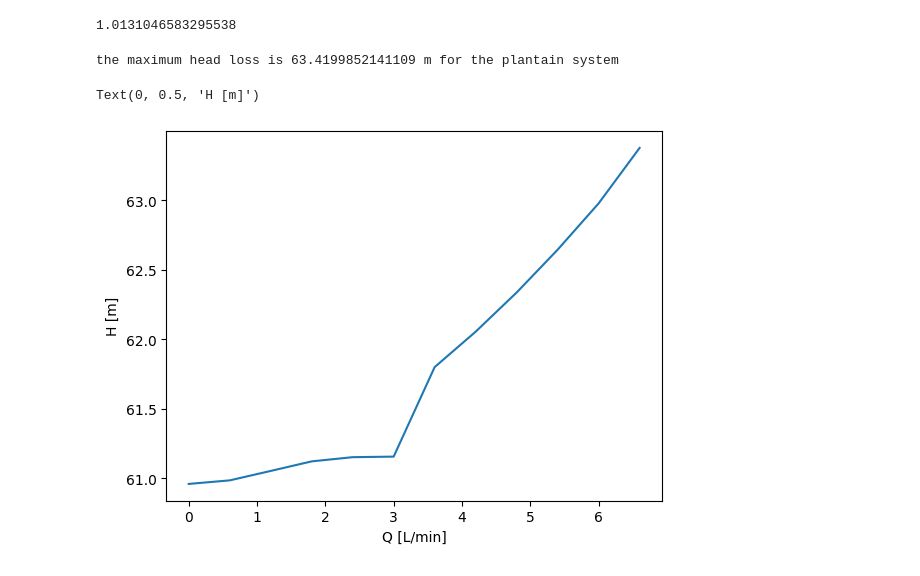
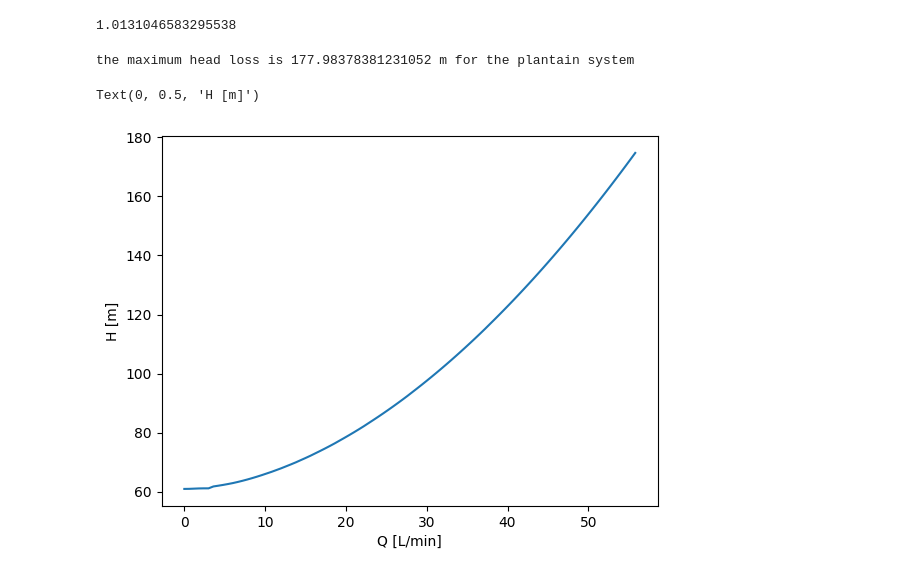
Before and after one commit to mascholten123/Code, a Jupyter notebook: NetworkCode/DripNetwork.ipynb, the cells around one changed output. Drawn from its saved outputs; the diff is of its cells as text; code cells hidden in the pictures.

Commit message:
add 1, 2and 3 ha to drip network calcs

```diff
--- a/NetworkCode/DripNetwork.ipynb
+++ b/NetworkCode/DripNetwork.ipynb
@@ -195,27 +195,27 @@ network_head_losses(2,0,.30*248,1,248,0.000137)
 # %% [output]
 1.0131046583295538
 # %%
-#for plantain system
+#for 1 ha plantain system
 H_static = 200 * 0.3048 #ft to meters from CEBIVE
-max_H = network_head_losses(100,20,100,4,50,0.0001111) + H_static
-print(f'the maximum head loss is {max_H} m for the plantain system')
+max_H = network_head_losses(100,100,100,34,50,0.0009444) + H_static
+print(f'the maximum head loss is {max_H} m for the 1ha plantain system')
 
 H =[] # list to store head losses
-Q_test = np.arange(0.00001, 0.00011 + 0.00001, 0.00001).tolist()
+Q_test = np.arange(0.00001, 0.00093 + 0.00001, 0.00001).tolist()
 
 for Q in Q_test:
-    H.append(network_head_losses(100,20, 100,4, 50, Q))
+    H.append(network_head_losses(100,100, 100,34, 50, Q))
 
 Q_test = [i * 60 * 1000 for i in Q_test] #m3/h
 
 H_total = [i+H_static for i in H] #add static head to dynamic
 H_total.insert(0,H_static) #add static head to 0 postion of H_total list
 Q_test.insert(0,0) #add 0 flow rate to list in first positon
 
 plt.plot(Q_test, H_total )
 plt.xlabel('Q [L/min]')
 plt.ylabel('H [m]')
 # %% [output]
-the maximum head loss is 63.4199852141109 m for the plantain system
+the maximum head loss is 177.98378381231052 m for the plantain system
 Text(0, 0.5, 'H [m]')
-[figure, old version]
+[figure, new version]
```
Also changed, not shown: parts of 3 cells of this notebook.
